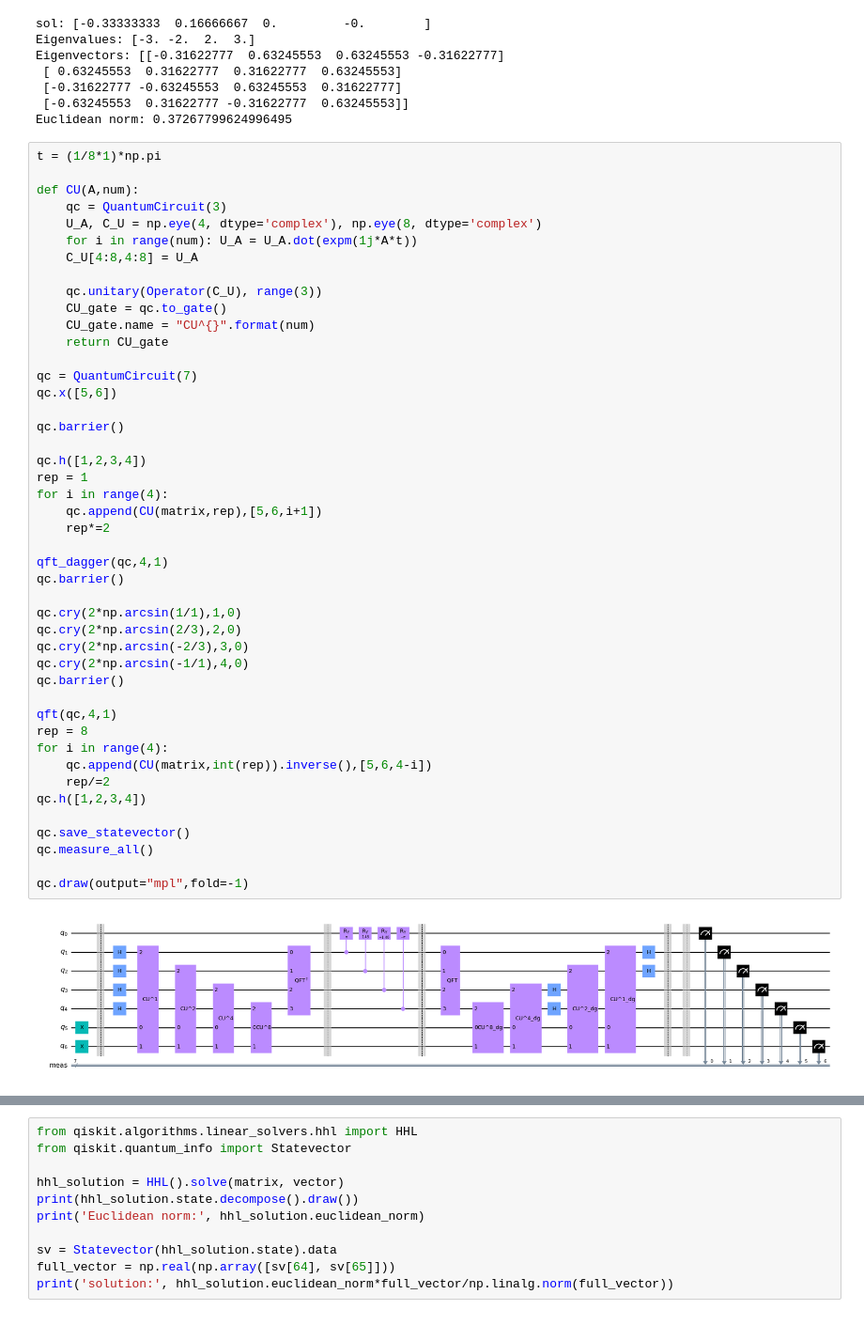
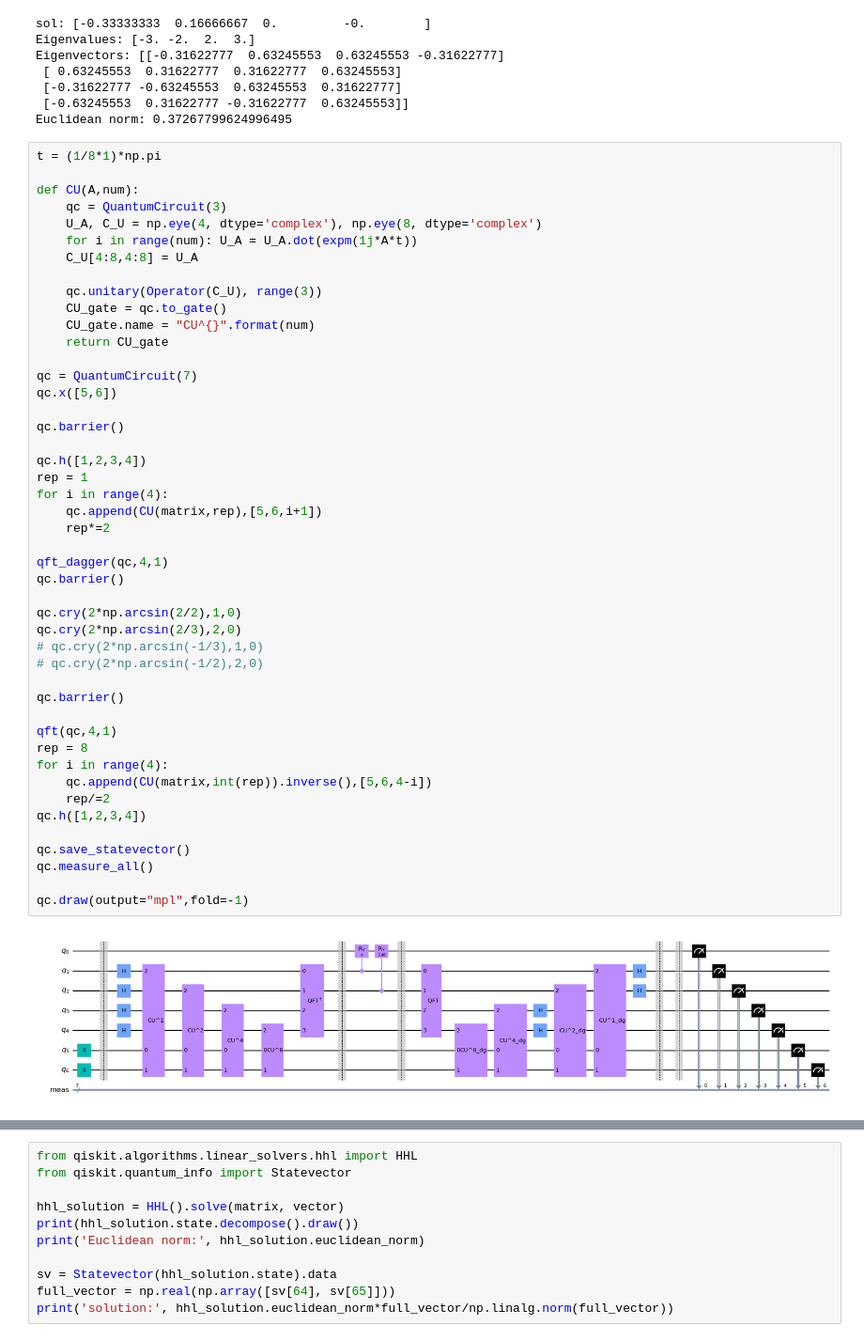
Before and after one commit to doggydoggy0101/Quantum_algorithms, a Jupyter notebook: Harrow_Hassidim_Lloyd.ipynb, the cells around one changed output, grey strips where cells are left out. Shown at 94% size. Cells and saved outputs as stored; diff of their text form.

```diff
--- a/Harrow_Hassidim_Lloyd.ipynb
+++ b/Harrow_Hassidim_Lloyd.ipynb
@@ -388,37 +388,38 @@ def CU(A,num):
 
 qc = QuantumCircuit(7)
 qc.x([5,6])
 
 qc.barrier()
 
 qc.h([1,2,3,4])
 rep = 1
 for i in range(4):
     qc.append(CU(matrix,rep),[5,6,i+1])
     rep*=2
 
 qft_dagger(qc,4,1)
 qc.barrier()
 
-qc.cry(2*np.arcsin(1/1),1,0)
+qc.cry(2*np.arcsin(2/2),1,0)
 qc.cry(2*np.arcsin(2/3),2,0)
-qc.cry(2*np.arcsin(-2/3),3,0)
-qc.cry(2*np.arcsin(-1/1),4,0)
+# qc.cry(2*np.arcsin(-1/3),1,0)
+# qc.cry(2*np.arcsin(-1/2),2,0)
+
 qc.barrier()
 
 qft(qc,4,1)
 rep = 8
 for i in range(4):
     qc.append(CU(matrix,int(rep)).inverse(),[5,6,4-i])
     rep/=2
 qc.h([1,2,3,4])
 
 qc.save_statevector()
 qc.measure_all()
 
 qc.draw(output="mpl",fold=-1)
 # %% [output]
-[figure, old version]
+[figure, new version]
 # %%
 result = execute(qc, backend=backend, shots=4096, memory=True).result()
 sv = result.get_statevector()
```
Also changed, not shown: parts of 6 cells of this notebook, 1 other file.
